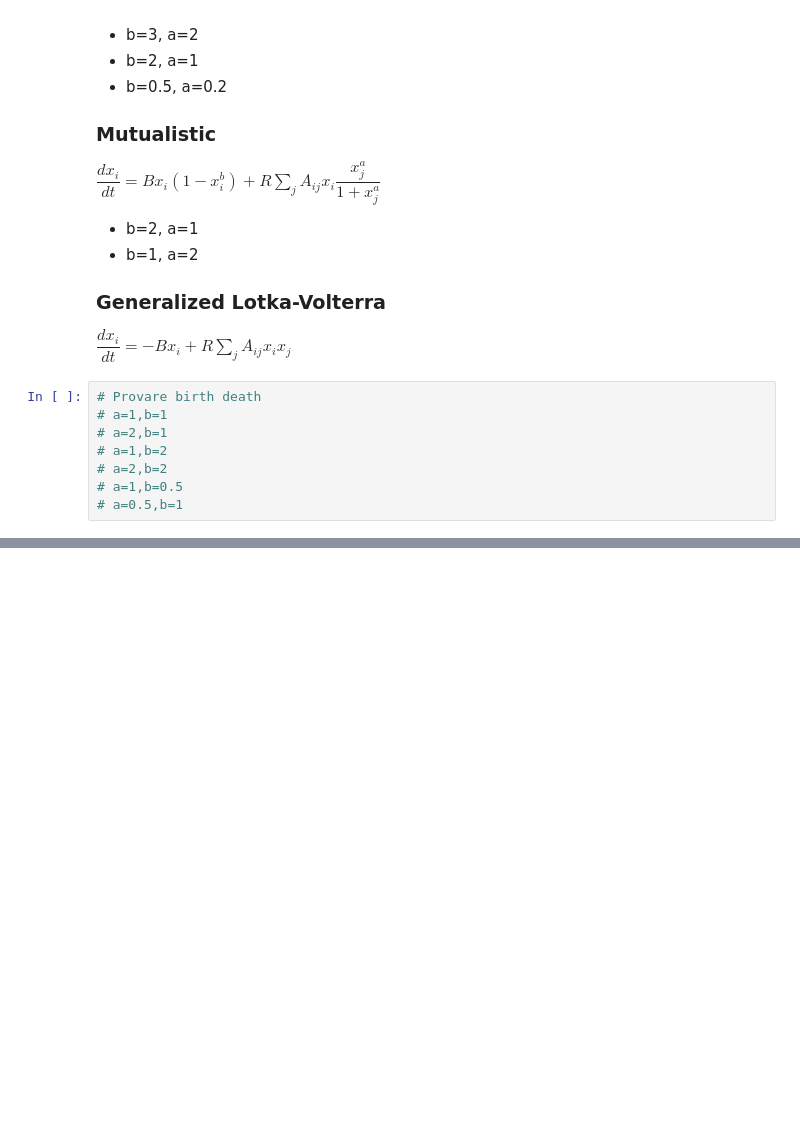
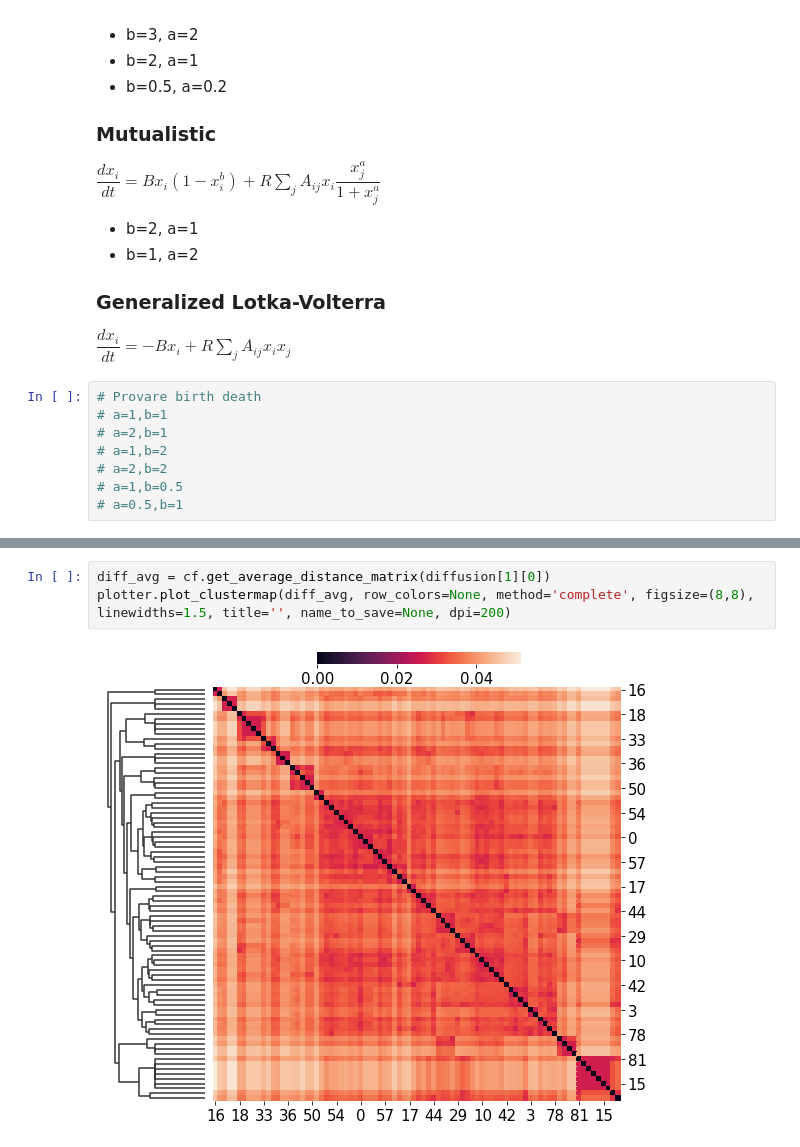
Before and after one commit to gbarzon/jacobian_geometry, a Jupyter notebook: Ecology.ipynb, the cells around one changed output, grey strips where cells are left out. Drawn from its saved outputs; the diff is of its cells as text; blank space fills up the shorter version.

```diff
--- a/Ecology.ipynb
+++ b/Ecology.ipynb
@@ -69,0 +222,5 @@ print(np.where(np.sum(A,axis=1)==0))
+# %%
+diff_avg = cf.get_average_distance_matrix(diffusion[1][0])
+plotter.plot_clustermap(diff_avg, row_colors=None, method='complete', figsize=(8,8), linewidths=1.5, title='', name_to_save=None, dpi=200)
+# %% [output]
+[figure, added]
```
Also changed, not shown: parts of 31 cells of this notebook, 7 other files.
